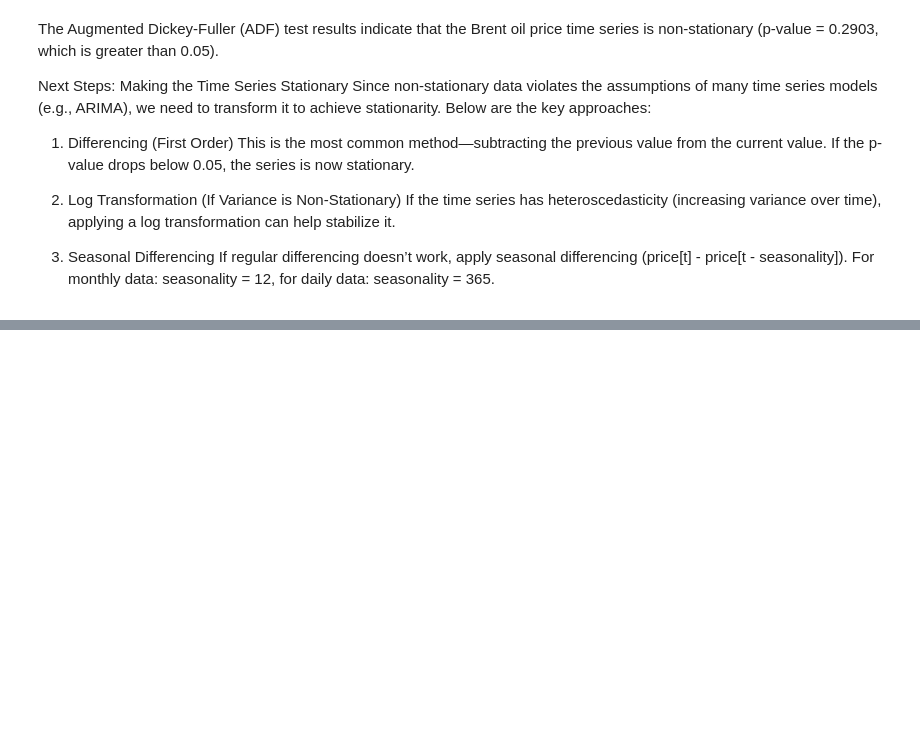
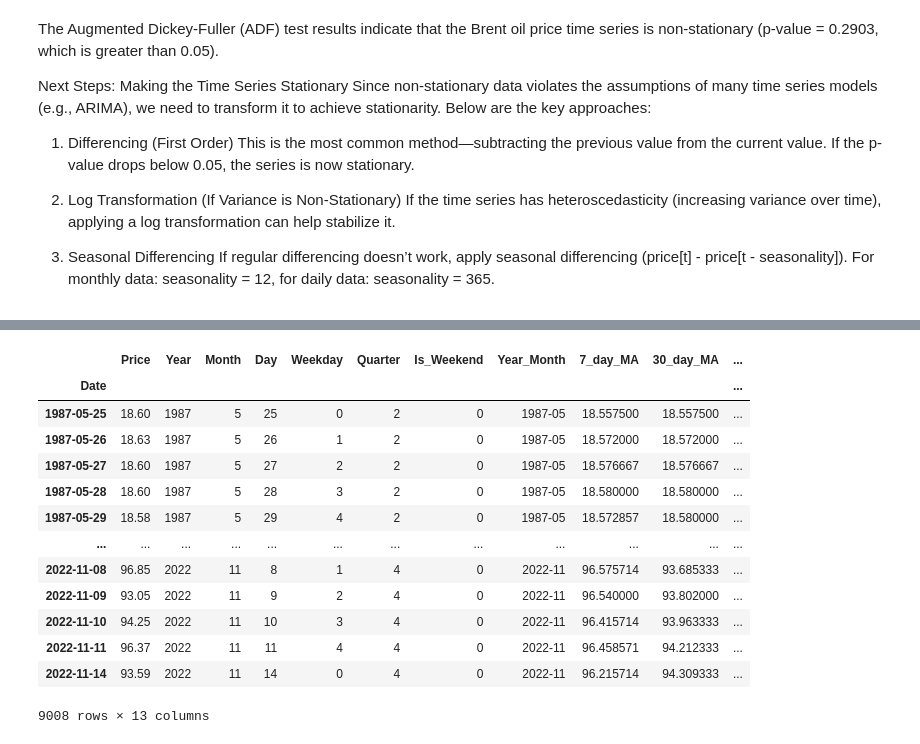
Before and after one commit to Khayo-7/10Academy-Kifiya-Week-10, a Jupyter notebook: notebooks/initial_EDA.ipynb, the cells around one changed output, grey strips where cells are left out. Cells and saved outputs as stored; diff of their text form; code cells hidden in the pictures; blank space fills up the shorter version.

```diff
--- a/notebooks/initial_EDA.ipynb
+++ b/notebooks/initial_EDA.ipynb
@@ -227,5 +257,4 @@ For monthly data: seasonality = 12, for daily data: seasonality = 365.
 # %%
 # Test for Stationarity
-df = eda.data.copy()
-df
+test = transformer.test_stationarity()
 # %% [output]
@@ -280,0 +263,8 @@ test_results
+# %%
+column = 'Price'
+diff_order= 1
+seasonality = 365
+
+if not test['Stationary']:
+    transformer.apply_transformations(column, diff_order, seasonality)
+transformer.test_stationarity(f'{column}_diff_{diff_order}')
@@ -280,0 +280,17 @@ test_results
+# %%
+transformer.get_data()
+# %% [output]
+|  | Price | Year | Month | Day | Weekday | Quarter | Is_Weekend | Year_Month | 7_day_MA | 30_day_MA | ... |
+| Date |  |  |  |  |  |  |  |  |  |  | ... |
+| 1987-05-25 | 18.60 | 1987 | 5 | 25 | 0 | 2 | 0 | 1987-05 | 18.557500 | 18.557500 | ... |
+| 1987-05-26 | 18.63 | 1987 | 5 | 26 | 1 | 2 | 0 | 1987-05 | 18.572000 | 18.572000 | ... |
+| 1987-05-27 | 18.60 | 1987 | 5 | 27 | 2 | 2 | 0 | 1987-05 | 18.576667 | 18.576667 | ... |
+| 1987-05-28 | 18.60 | 1987 | 5 | 28 | 3 | 2 | 0 | 1987-05 | 18.580000 | 18.580000 | ... |
+| 1987-05-29 | 18.58 | 1987 | 5 | 29 | 4 | 2 | 0 | 1987-05 | 18.572857 | 18.580000 | ... |
+| ... | ... | ... | ... | ... | ... | ... | ... | ... | ... | ... | ... |
+| 2022-11-08 | 96.85 | 2022 | 11 | 8 | 1 | 4 | 0 | 2022-11 | 96.575714 | 93.685333 | ... |
+| 2022-11-09 | 93.05 | 2022 | 11 | 9 | 2 | 4 | 0 | 2022-11 | 96.540000 | 93.802000 | ... |
+| 2022-11-10 | 94.25 | 2022 | 11 | 10 | 3 | 4 | 0 | 2022-11 | 96.415714 | 93.963333 | ... |
+| 2022-11-11 | 96.37 | 2022 | 11 | 11 | 4 | 4 | 0 | 2022-11 | 96.458571 | 94.212333 | ... |
+| 2022-11-14 | 93.59 | 2022 | 11 | 14 | 0 | 4 | 0 | 2022-11 | 96.215714 | 94.309333 | ... |
+9008 rows × 13 columns
```
Also changed, not shown: parts of 21 cells of this notebook, 10 other files.
